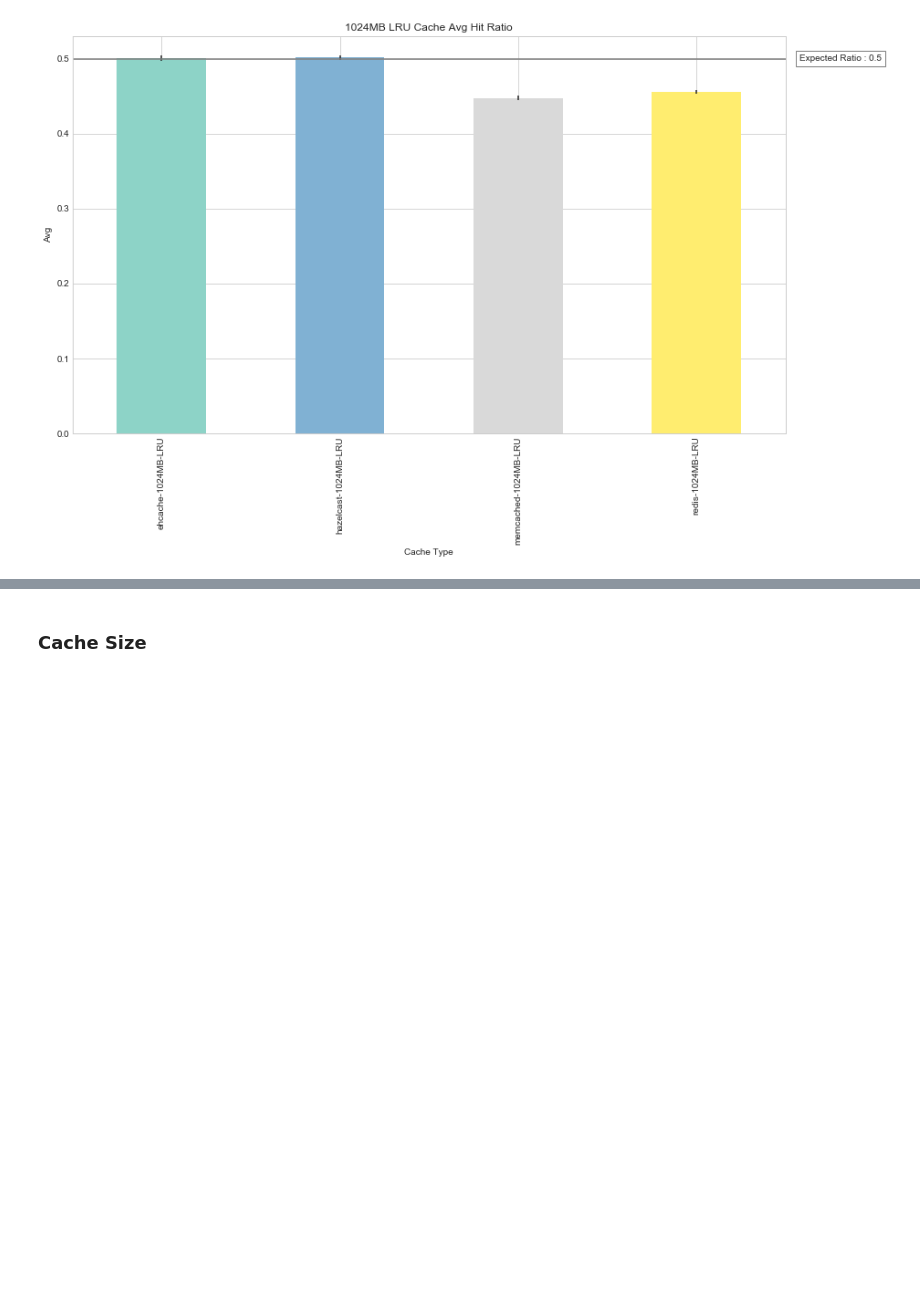
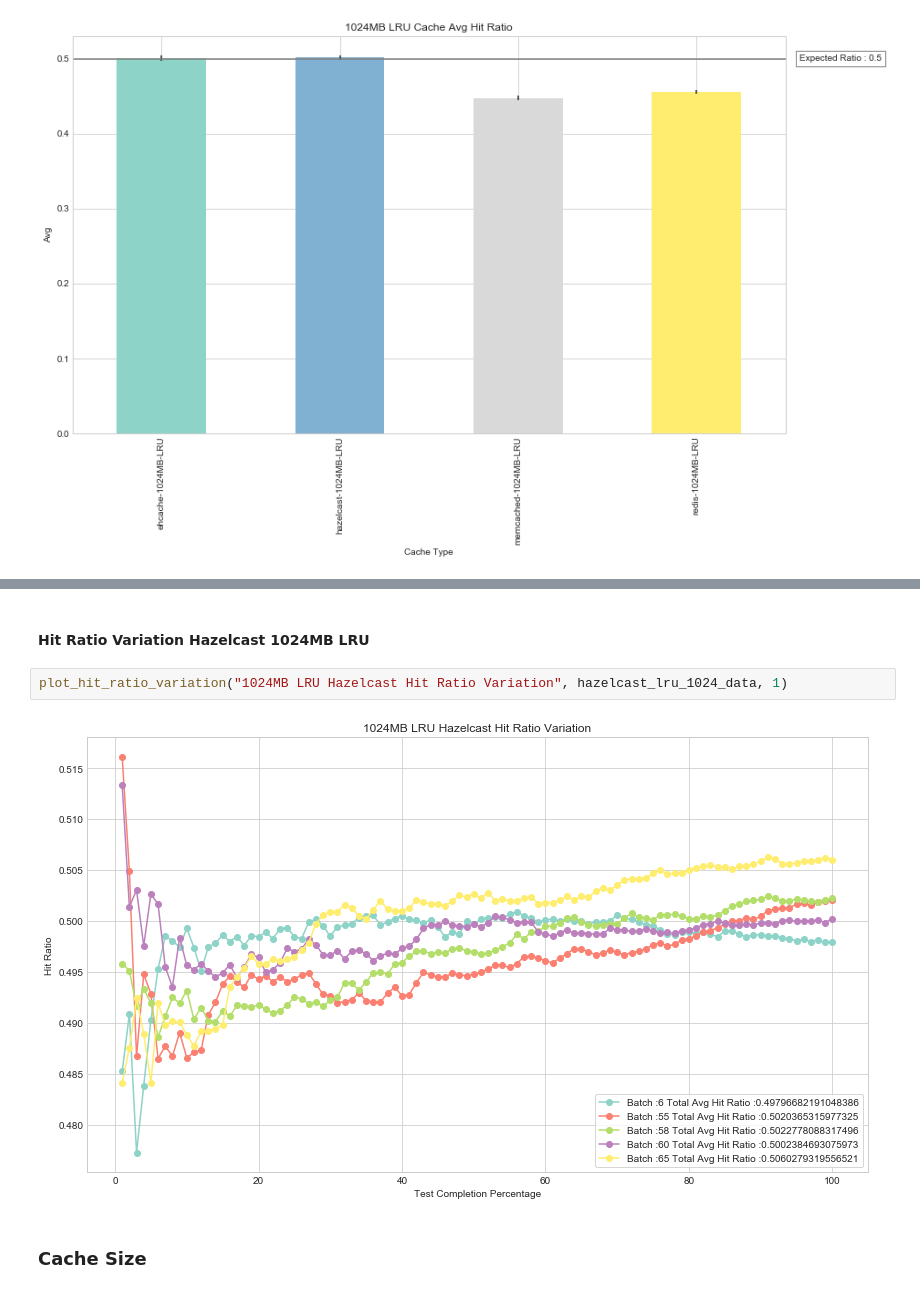
Before and after one commit to 1carew1/cachingrest_data_investigation, a Jupyter notebook: Cachingrest_Data_Investigation.ipynb, the cells around one changed output, grey strips where cells are left out. Drawn from its saved outputs; the diff is of its cells as text; blank space fills up the shorter version.

```diff
--- a/Cachingrest_Data_Investigation.ipynb
+++ b/Cachingrest_Data_Investigation.ipynb
@@ -821,3 +827,9 @@ plot_avg("1024MB LRU Cache Avg Hit Ratio",
+# %% [markdown]
+#### Hit Ratio Variation Hazelcast 1024MB LRU
+# %%
+plot_hit_ratio_variation("1024MB LRU Hazelcast Hit Ratio Variation", hazelcast_lru_1024_data, 1)
+# %% [output]
+[figure, added]
 # %% [markdown]
 ### Cache Size
 # %%
```
Also changed, not shown: parts of 4 cells of this notebook.
